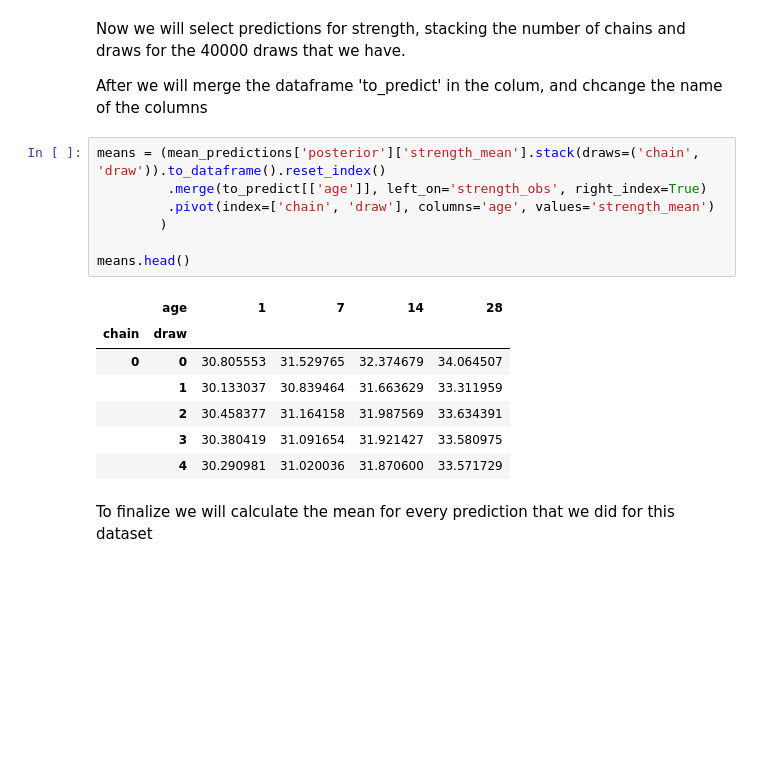
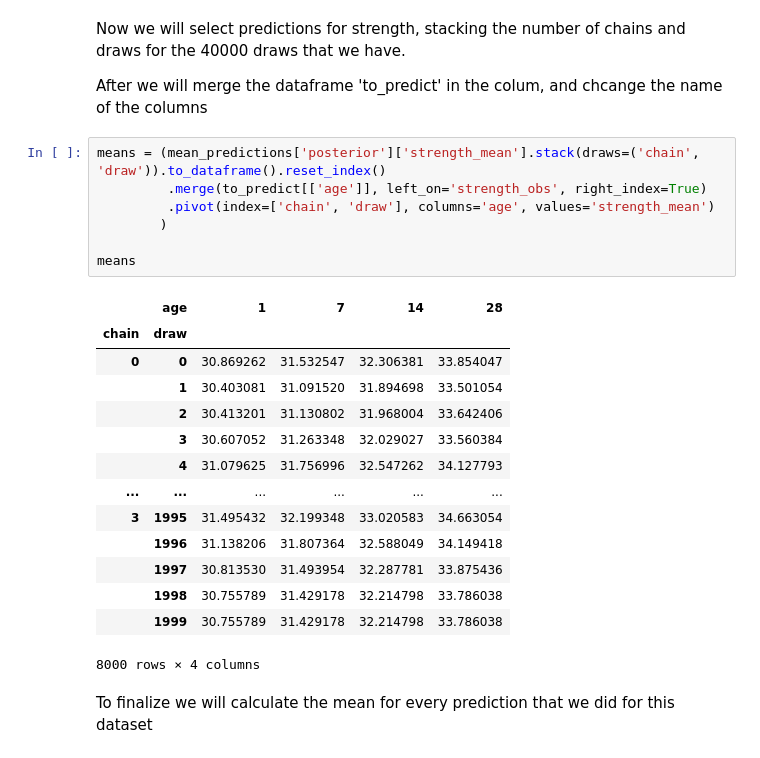
Before and after one commit to alvaromiguelo/Concrete_Prediction, a Jupyter notebook: Concrete_Prediction.ipynb, the cells around one changed output. Cells and saved outputs as stored; diff of their text form; blank space fills up the shorter version.

```diff
--- a/Concrete_Prediction.ipynb
+++ b/Concrete_Prediction.ipynb
@@ -135,18 +155,25 @@ After we will merge the dataframe 'to_predict' in the colum, and chcange the nam
 # %%
 means = (mean_predictions['posterior']['strength_mean'].stack(draws=('chain', 'draw')).to_dataframe().reset_index()
          .merge(to_predict[['age']], left_on='strength_obs', right_index=True)
          .pivot(index=['chain', 'draw'], columns='age', values='strength_mean')
         )
 
-means.head()
+means
 # %% [output]
 |  | age | 1 | 7 | 14 | 28 |
 | chain | draw |  |  |  |  |
-| 0 | 0 | 30.805553 | 31.529765 | 32.374679 | 34.064507 |
-|  | 1 | 30.133037 | 30.839464 | 31.663629 | 33.311959 |
-|  | 2 | 30.458377 | 31.164158 | 31.987569 | 33.634391 |
-|  | 3 | 30.380419 | 31.091654 | 31.921427 | 33.580975 |
-|  | 4 | 30.290981 | 31.020036 | 31.870600 | 33.571729 |
+| 0 | 0 | 30.869262 | 31.532547 | 32.306381 | 33.854047 |
+|  | 1 | 30.403081 | 31.091520 | 31.894698 | 33.501054 |
+|  | 2 | 30.413201 | 31.130802 | 31.968004 | 33.642406 |
+|  | 3 | 30.607052 | 31.263348 | 32.029027 | 33.560384 |
+|  | 4 | 31.079625 | 31.756996 | 32.547262 | 34.127793 |
+| ... | ... | ... | ... | ... | ... |
+| 3 | 1995 | 31.495432 | 32.199348 | 33.020583 | 34.663054 |
+|  | 1996 | 31.138206 | 31.807364 | 32.588049 | 34.149418 |
+|  | 1997 | 30.813530 | 31.493954 | 32.287781 | 33.875436 |
+|  | 1998 | 30.755789 | 31.429178 | 32.214798 | 33.786038 |
+|  | 1999 | 30.755789 | 31.429178 | 32.214798 | 33.786038 |
+8000 rows × 4 columns
 # %% [markdown]
 To finalize we will calculate the mean for every prediction that we did for this dataset
 # %%
```
Also changed, not shown: parts of 9 cells of this notebook.
